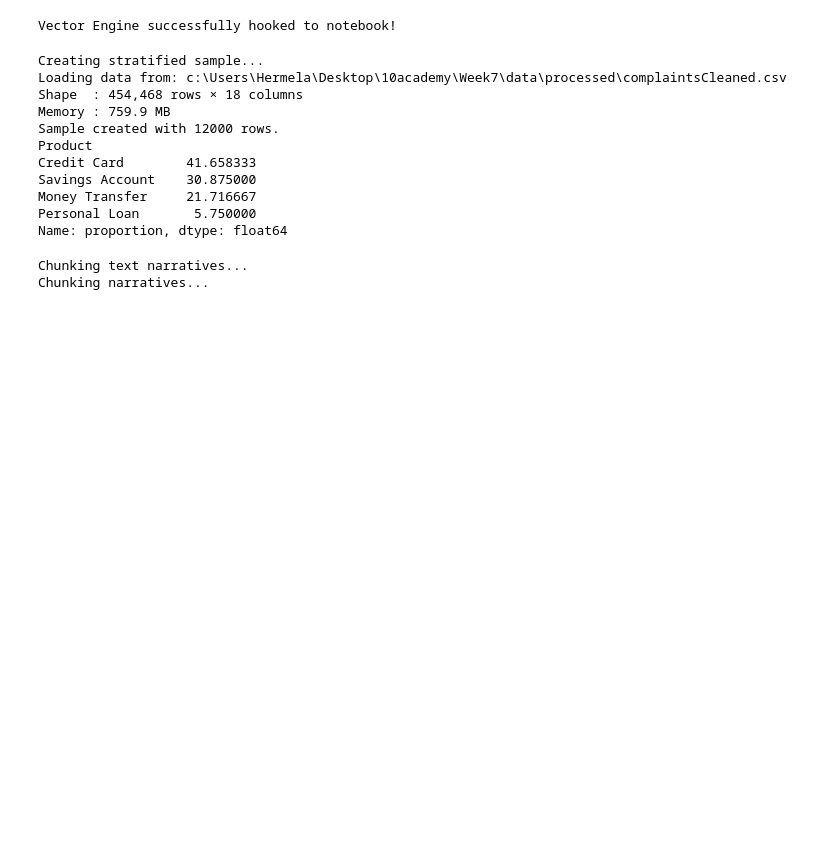
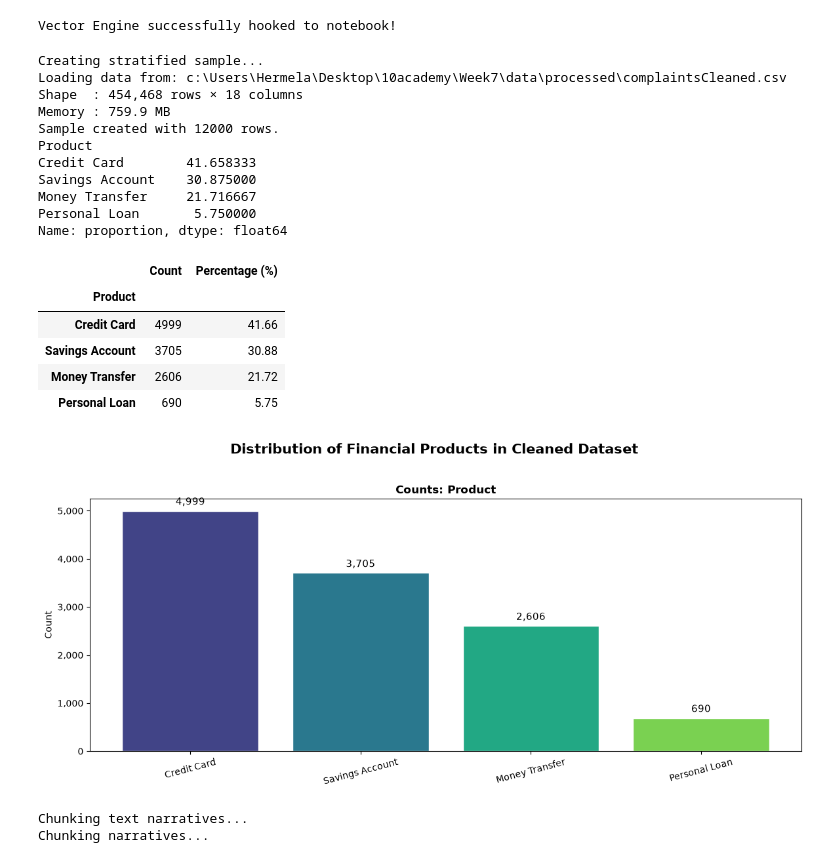
Before and after one commit to hermiMAB/rag-complaint-chatbot, a Jupyter notebook: notebooks/chunking_and_embedding.ipynb, the cells around one changed output. Saved outputs shown, nothing was run; the diff lists cells and outputs as text; code cells hidden in the pictures; blank space fills up the shorter version.

```diff
--- a/notebooks/chunking_and_embedding.ipynb
+++ b/notebooks/chunking_and_embedding.ipynb
@@ -44,6 +45,21 @@ Savings Account    30.875000
 Money Transfer     21.716667
 Personal Loan       5.750000
 Name: proportion, dtype: float64
+# %%
+# Calling the general function with your specific CFPB data
+plot_categorical_distribution(
+    df=df_sample,
+    categorical_col="Product",
+    title="Distribution of Financial Products in Cleaned Dataset"
+)
+# %% [output]
+|  | Count | Percentage (%) |
+| Product |  |  |
+| Credit Card | 4999 | 41.66 |
+| Savings Account | 3705 | 30.88 |
+| Money Transfer | 2606 | 21.72 |
+| Personal Loan | 690 | 5.75 |
+[figure, added]
 # %%
 # Chop the 12,000 complaints into 500-character pieces with metadata attached
 print("Chunking text narratives...")
```
Also changed, not shown: parts of 1 cell of this notebook, 3 other files.
